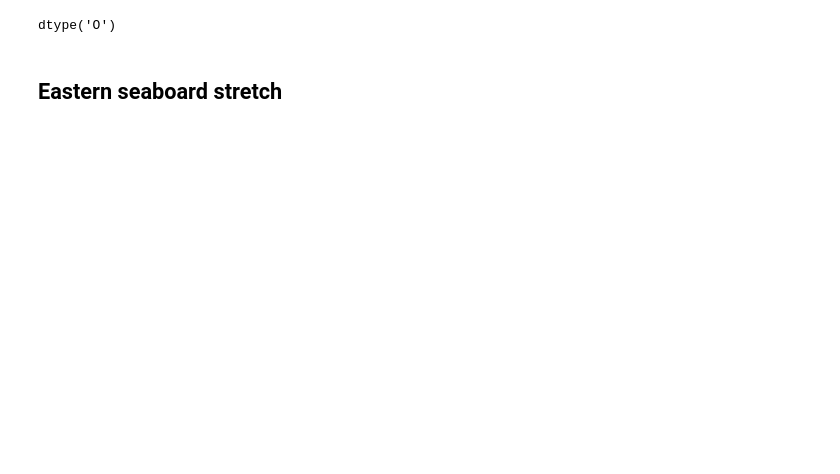
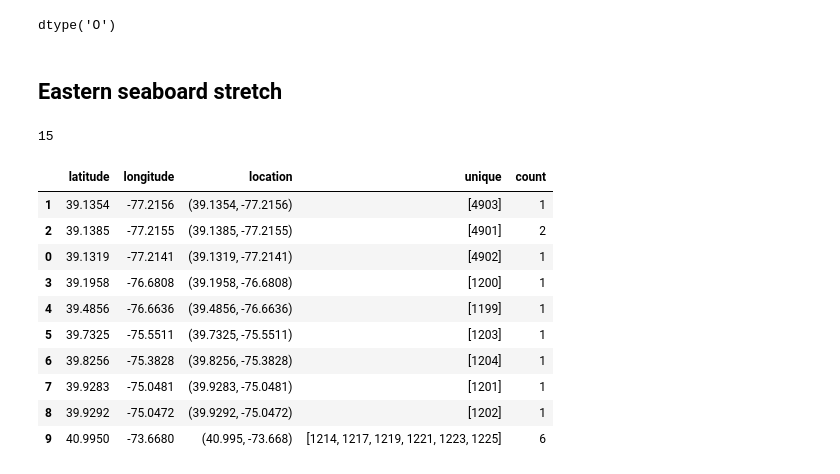
Before and after one commit to Erdos-Projects/predicting-day-ahead-solar-power-production, a Jupyter notebook: src/data/weather/quick_locs_check.ipynb, the cells around one changed output. Cells and saved outputs as stored; diff of their text form; code cells hidden in the pictures; blank space fills up the shorter version.

```diff
--- a/src/data/weather/quick_locs_check.ipynb
+++ b/src/data/weather/quick_locs_check.ipynb
@@ -505,0 +525,22 @@ dtype('O')
+# %%
+eastern_seaboard_systems.system_id.nunique()
+# %% [output]
+15
+# %%
+eastern_seaboard_locs = eastern_seaboard_systems.groupby(by=['latitude', 'longitude', 'location'])['system_id'].agg(['unique', 'count'])
+eastern_seaboard_locs = eastern_seaboard_locs.reset_index()
+eastern_seaboard_locs = eastern_seaboard_locs.sort_values(by=['longitude'])
+eastern_seaboard_locs['count'] = eastern_seaboard_locs['count'].astype('str')
+eastern_seaboard_locs
+# %% [output]
+|  | latitude | longitude | location | unique | count |
+| 1 | 39.1354 | -77.2156 | (39.1354, -77.2156) | [4903] | 1 |
+| 2 | 39.1385 | -77.2155 | (39.1385, -77.2155) | [4901] | 2 |
+| 0 | 39.1319 | -77.2141 | (39.1319, -77.2141) | [4902] | 1 |
+| 3 | 39.1958 | -76.6808 | (39.1958, -76.6808) | [1200] | 1 |
+| 4 | 39.4856 | -76.6636 | (39.4856, -76.6636) | [1199] | 1 |
+| 5 | 39.7325 | -75.5511 | (39.7325, -75.5511) | [1203] | 1 |
+| 6 | 39.8256 | -75.3828 | (39.8256, -75.3828) | [1204] | 1 |
+| 7 | 39.9283 | -75.0481 | (39.9283, -75.0481) | [1201] | 1 |
+| 8 | 39.9292 | -75.0472 | (39.9292, -75.0472) | [1202] | 1 |
+| 9 | 40.9950 | -73.6680 | (40.995, -73.668) | [1214, 1217, 1219, 1221, 1223, 1225] | 6 |
```
Also changed, not shown: parts of 8 cells of this notebook, 3 other files.
